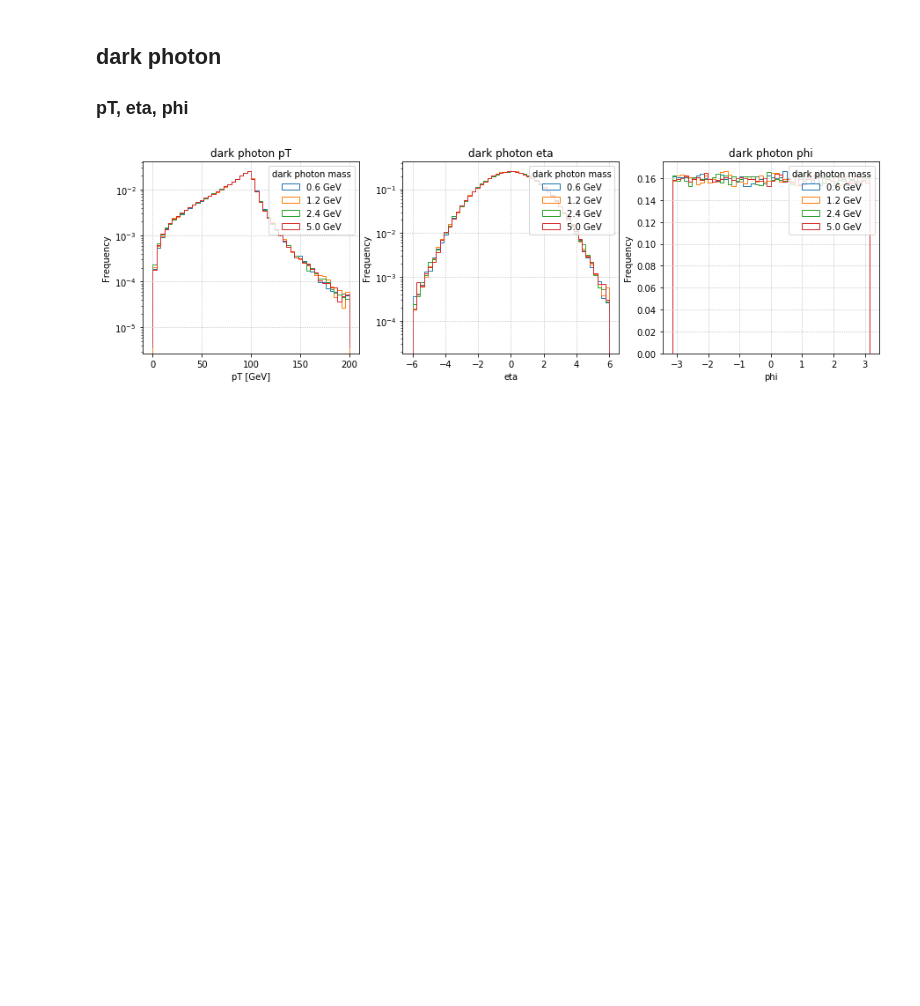
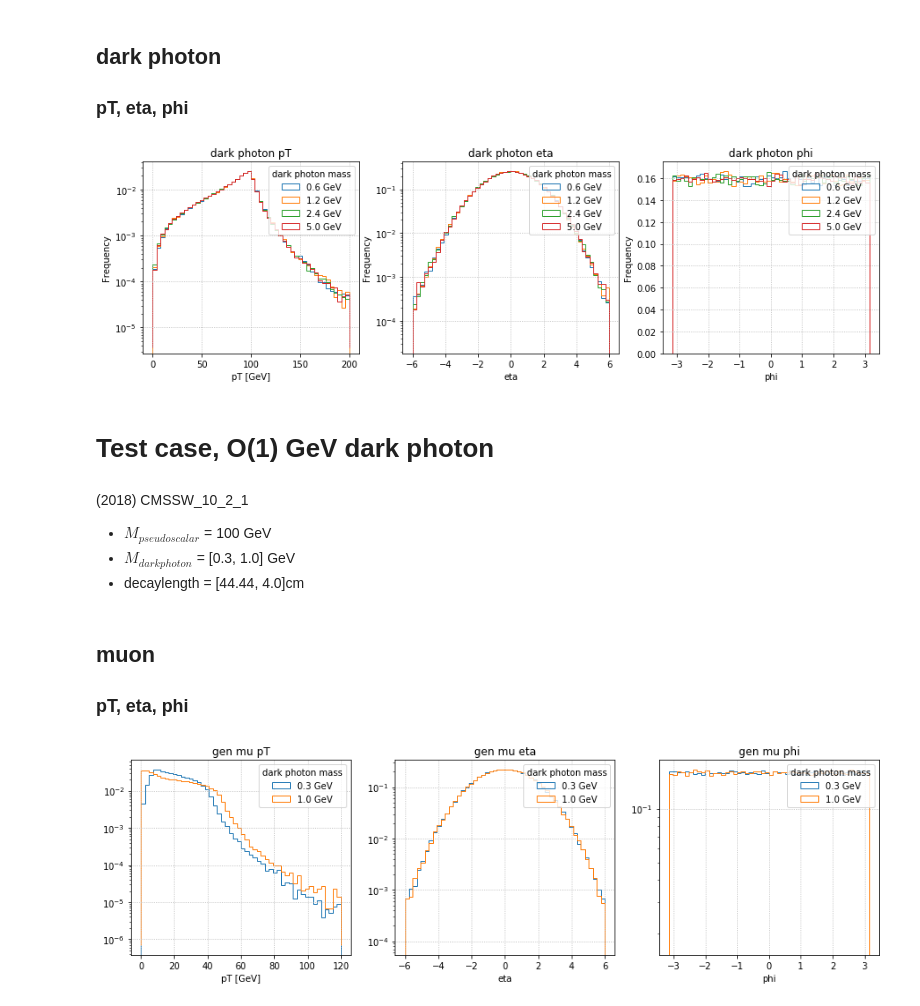
Before and after one commit to afrankenthal/FirefighterAnalysis, a Jupyter notebook: genInfo.ipynb, the cells around one changed output. Cells and saved outputs as stored; diff of their text form; code cells hidden in the pictures; blank space fills up the shorter version.

Commit message:
test case

```diff
--- a/genInfo.ipynb
+++ b/genInfo.ipynb
@@ -261,3 +259,44 @@ for a in ax:
     a.grid()
 # %% [output]
 [figure]
+# %% [markdown]
+# **Test** case, O(1) GeV dark photon
+# %% [markdown]
+(2018) CMSSW_10_2_1
+- $M_{pseudoscalar}$ = 100 GeV
+- $M_{darkphoton}$ = [0.3, 1.0] GeV
+- decaylength = [44.44, 4.0]cm
+# %%
+trees3 = OrderedDict({
+    0.3 : uproot.open('../Firefighter/washAOD/test/2018/SIDMmumu_Mps-100_MZp-0p3_dl-44p44.root')['GEN/gen'],
+    1.0 : uproot.open('../Firefighter/washAOD/test/2018/SIDMmumu_Mps-100_MZp-1p0_dl-4p0.root')  ['GEN/gen']
+})
+# %% [markdown]
+## muon
+### pT, eta, phi
+# %%
+fig, ax = plt.subplots(1, 3, figsize=(15,4))
+
+for k, t in trees3.items():
+    muons = np.abs(t.array('pid').content) == 13
+
+    pt  = t.array('pt') .content[muons]
+    eta = t.array('eta').content[muons]
+    phi = t.array('phi').content[muons]
+    ax[0].hist(pt,  bins=50, range=(0,120), histtype='step', label='%.1f GeV'%k, density=True, log=True)
+    ax[1].hist(eta, bins=50, range=(-6,6), histtype='step', label='%.1f GeV'%k, density=True, log=True)
+    ax[2].hist(phi, bins=50, histtype='step', label='%.1f GeV'%k, density=True, log=True)
+
+ax[0].set_xlabel('pT [GeV]')
+ax[1].set_xlabel('eta')
+ax[2].set_xlabel('phi')
+
+ax[0].set_title('gen mu pT')
+ax[1].set_title('gen mu eta')
+ax[2].set_title('gen mu phi')
+
+for a in ax:
+    a.legend(loc='best', title='dark photon mass')
+    a.grid()
+# %% [output]
+[figure, added]
```
Also changed, not shown: parts of 8 cells of this notebook.
